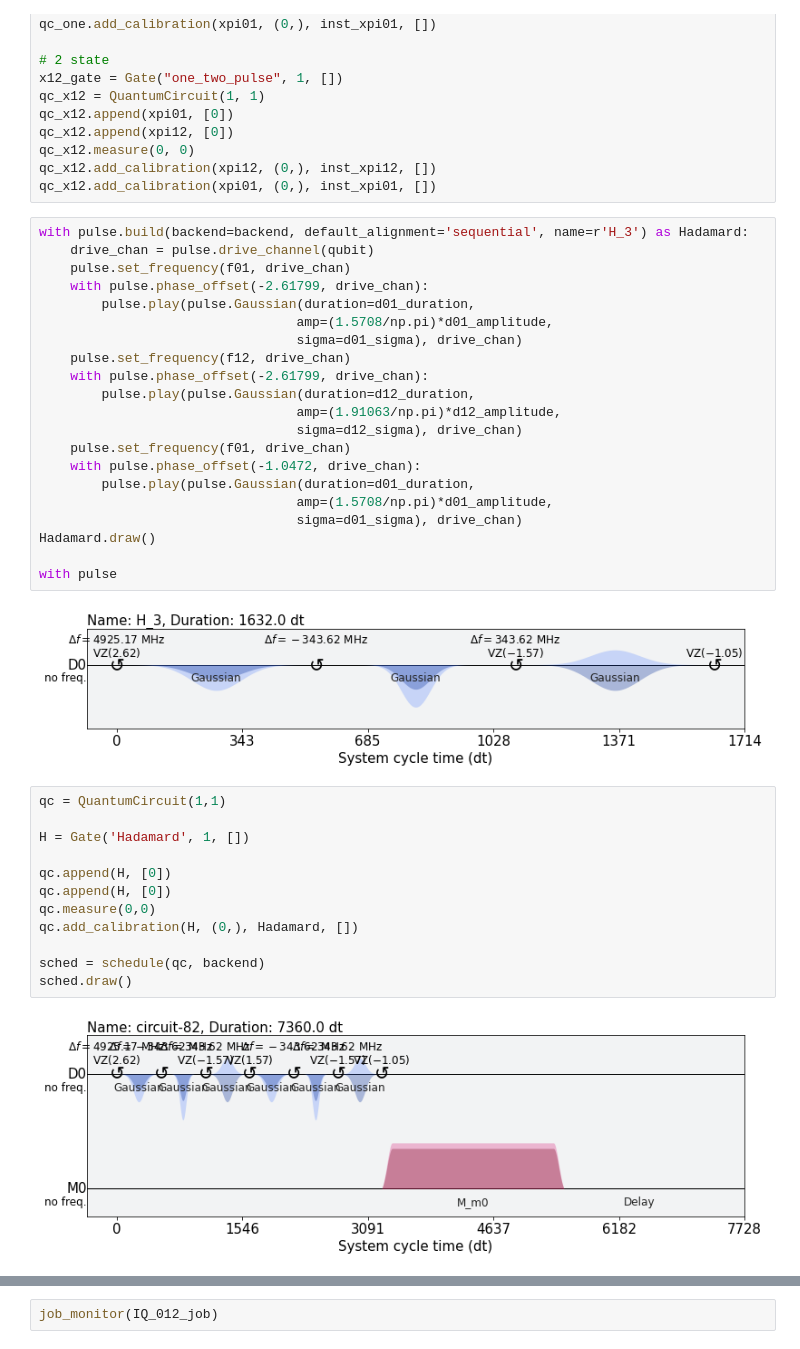
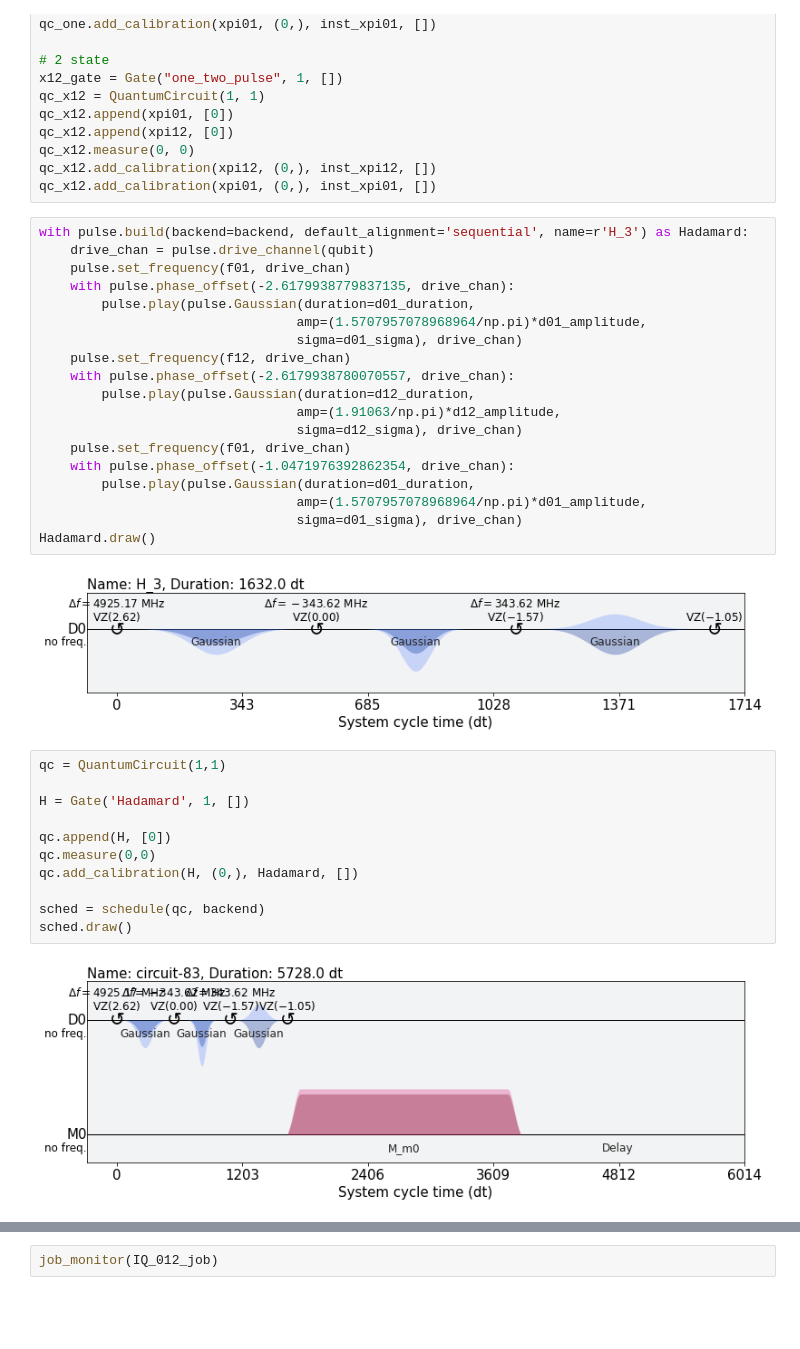
Before and after one commit to spham1611/PulsatingPulseLab, a Jupyter notebook: QuantumExperiment/Hadamard/OneH3.ipynb, the cells around one changed output, grey strips where cells are left out. Saved outputs shown, nothing was run; the diff lists cells and outputs as text; blank space fills up the shorter version.

```diff
--- a/Hadamard.ipynb
+++ b/QuantumExperiment/Hadamard/OneH3.ipynb
@@ -259,39 +272,36 @@ qc_x12.add_calibration(xpi01, (0,), inst_xpi01, [])
 with pulse.build(backend=backend, default_alignment='sequential', name=r'H_3') as Hadamard:
     drive_chan = pulse.drive_channel(qubit)
     pulse.set_frequency(f01, drive_chan)
-    with pulse.phase_offset(-2.61799, drive_chan):
+    with pulse.phase_offset(-2.6179938779837135, drive_chan):
         pulse.play(pulse.Gaussian(duration=d01_duration,
-                                 amp=(1.5708/np.pi)*d01_amplitude,
+                                 amp=(1.5707957078968964/np.pi)*d01_amplitude,
                                  sigma=d01_sigma), drive_chan)
     pulse.set_frequency(f12, drive_chan)
-    with pulse.phase_offset(-2.61799, drive_chan):
+    with pulse.phase_offset(-2.6179938780070557, drive_chan):
         pulse.play(pulse.Gaussian(duration=d12_duration,
                                  amp=(1.91063/np.pi)*d12_amplitude,
                                  sigma=d12_sigma), drive_chan)
     pulse.set_frequency(f01, drive_chan)
-    with pulse.phase_offset(-1.0472, drive_chan):
+    with pulse.phase_offset(-1.0471976392862354, drive_chan):
         pulse.play(pulse.Gaussian(duration=d01_duration,
-                                 amp=(1.5708/np.pi)*d01_amplitude,
+                                 amp=(1.5707957078968964/np.pi)*d01_amplitude,
                                  sigma=d01_sigma), drive_chan)
 Hadamard.draw()
-
-with pulse
 # %% [output]
-[figure, old version]
+[figure, new version]
 # %%
 qc = QuantumCircuit(1,1)
 
 H = Gate('Hadamard', 1, [])
 
 qc.append(H, [0])
-qc.append(H, [0])
 qc.measure(0,0)
 qc.add_calibration(H, (0,), Hadamard, [])
 
 sched = schedule(qc, backend)
 sched.draw()
 # %% [output]
-[figure, old version]
+[figure, new version]
 # %%
 # Assemble the schedules into a program
 IQ_012_job = backend.run([qc_ground, qc_one, qc_x12],
```
Also changed, not shown: parts of 18 cells of this notebook, 5 other files.
